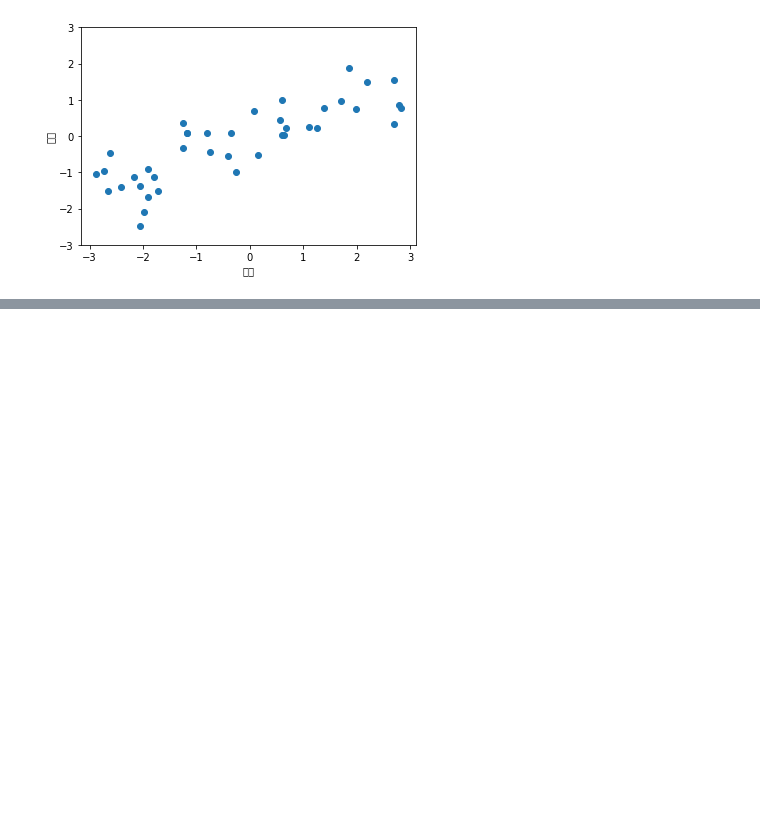
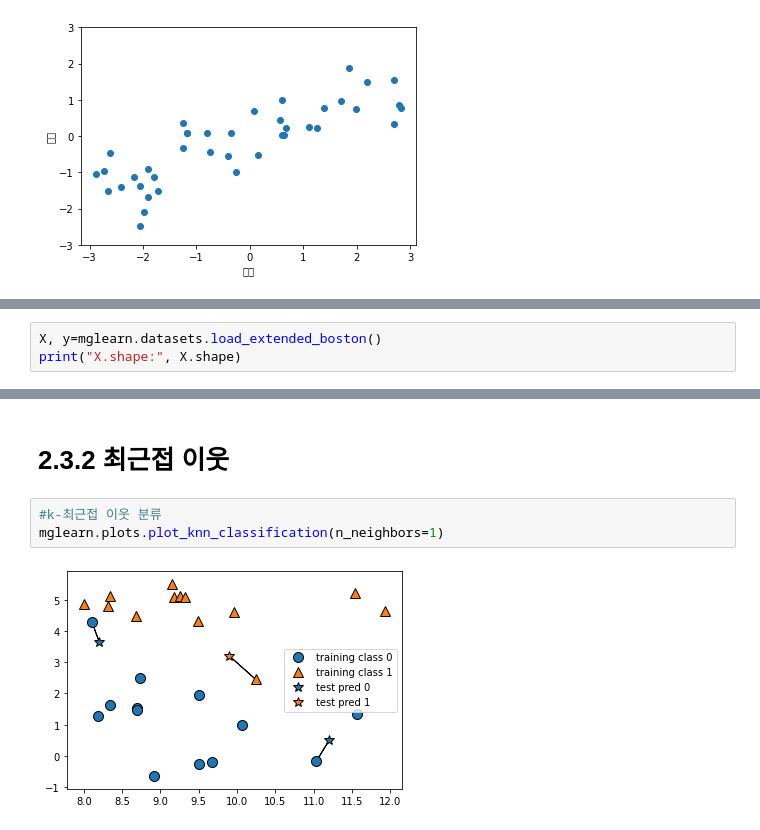
Before and after one commit to BongSeongEun/AI-Study, a Jupyter notebook: Machine_Learning_with_Python_Lib.ipynb, the cells around one changed output, grey strips where cells are left out. Cells and saved outputs as stored; diff of their text form; blank space fills up the shorter version.

```diff
--- a/Machine_Learning_with_Python_Lib.ipynb
+++ b/Machine_Learning_with_Python_Lib.ipynb
@@ -265,0 +320,3 @@ Text(0, 0.5, '타깃')
+# %%
+X, y=mglearn.datasets.load_extended_boston()
+print("X.shape:", X.shape)
@@ -265,0 +342,7 @@ Text(0, 0.5, '타깃')
+# %% [markdown]
+# 2.3.2 최근접 이웃
+# %%
+#k-최근접 이웃 분류
+mglearn.plots.plot_knn_classification(n_neighbors=1)
+# %% [output]
+[figure, added]
```
Also changed, not shown: parts of 6 cells of this notebook.
